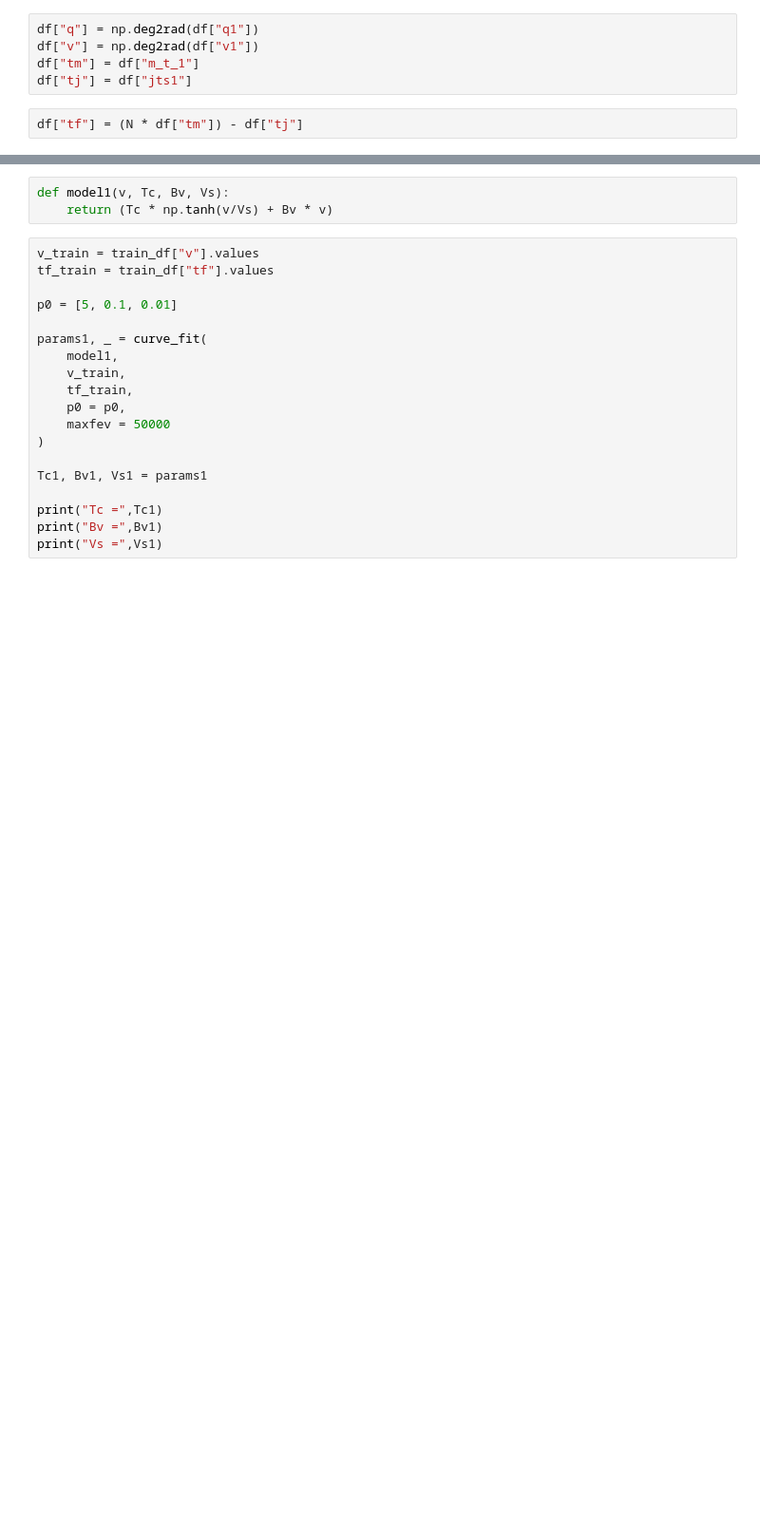
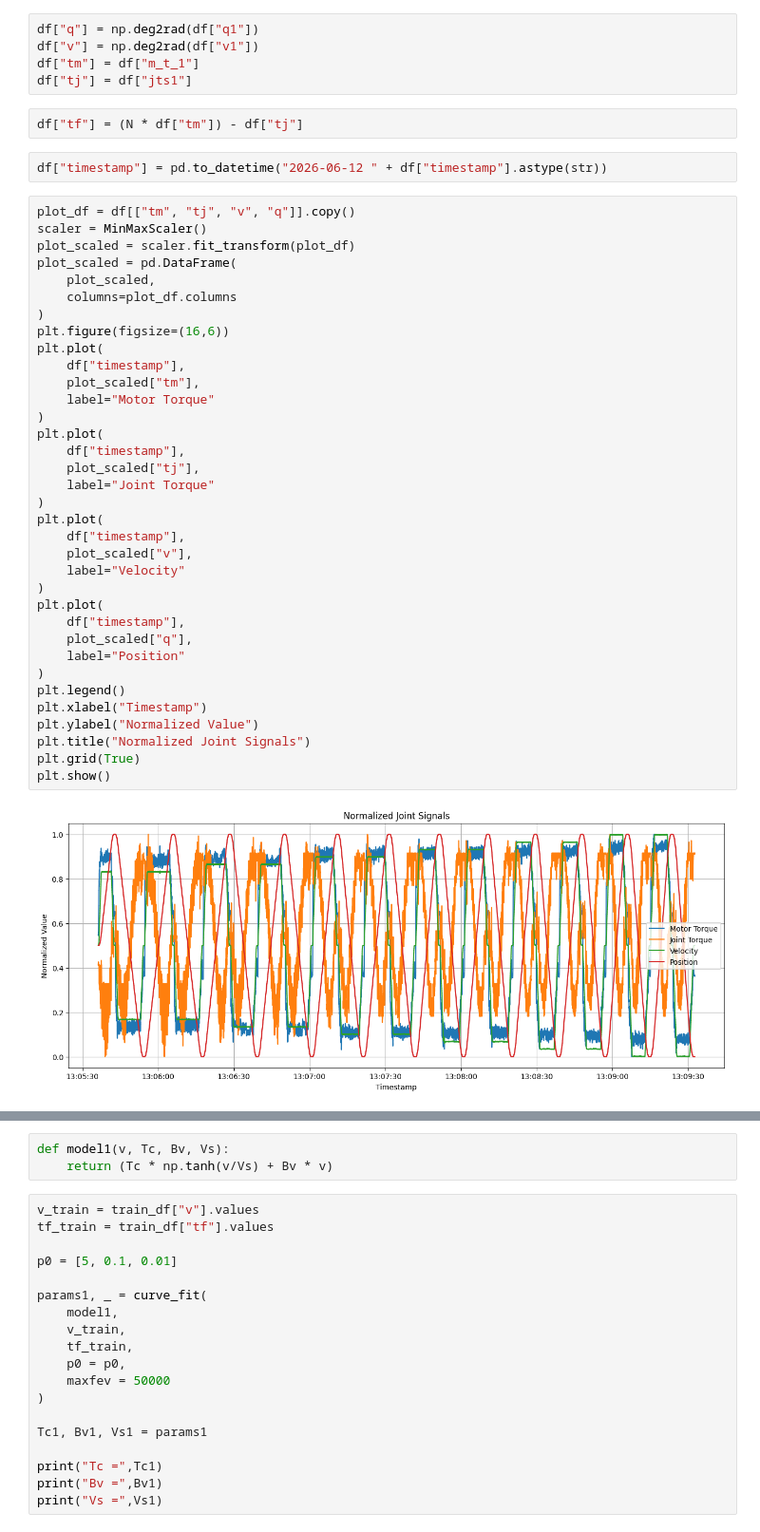
Before and after one commit to SDprogramer/Friction_Modelling, a Jupyter notebook: EXP_1/PINN_File/grey_box_nn.ipynb, the cells around one changed output, grey strips where cells are left out. Shown at 95% size. Saved outputs shown, nothing was run; the diff lists cells and outputs as text; blank space fills up the shorter version.

```diff
--- a/EXP_1/PINN_File/grey_box_nn.ipynb
+++ b/EXP_1/PINN_File/grey_box_nn.ipynb
@@ -30,6 +40,45 @@ df["tm"] = df["m_t_1"]
 df["tj"] = df["jts1"]
 # %%
 df["tf"] = (N * df["tm"]) - df["tj"]
+# %%
+df["timestamp"] = pd.to_datetime("2026-06-12 " + df["timestamp"].astype(str))
+# %%
+plot_df = df[["tm", "tj", "v", "q"]].copy()
+scaler = MinMaxScaler()
+plot_scaled = scaler.fit_transform(plot_df)
+plot_scaled = pd.DataFrame(
+    plot_scaled,
+    columns=plot_df.columns
+)
+plt.figure(figsize=(16,6))
+plt.plot(
+    df["timestamp"],
+    plot_scaled["tm"],
+    label="Motor Torque"
+)
+plt.plot(
+    df["timestamp"],
+    plot_scaled["tj"],
+    label="Joint Torque"
+)
+plt.plot(
+    df["timestamp"],
+    plot_scaled["v"],
+    label="Velocity"
+)
+plt.plot(
+    df["timestamp"],
+    plot_scaled["q"],
+    label="Position"
+)
+plt.legend()
+plt.xlabel("Timestamp")
+plt.ylabel("Normalized Value")
+plt.title("Normalized Joint Signals")
+plt.grid(True)
+plt.show()
+# %% [output]
+[figure, added]
 # %%
 size = len(df)
 
```
Also changed, not shown: parts of 19 cells of this notebook, 3 other files.
